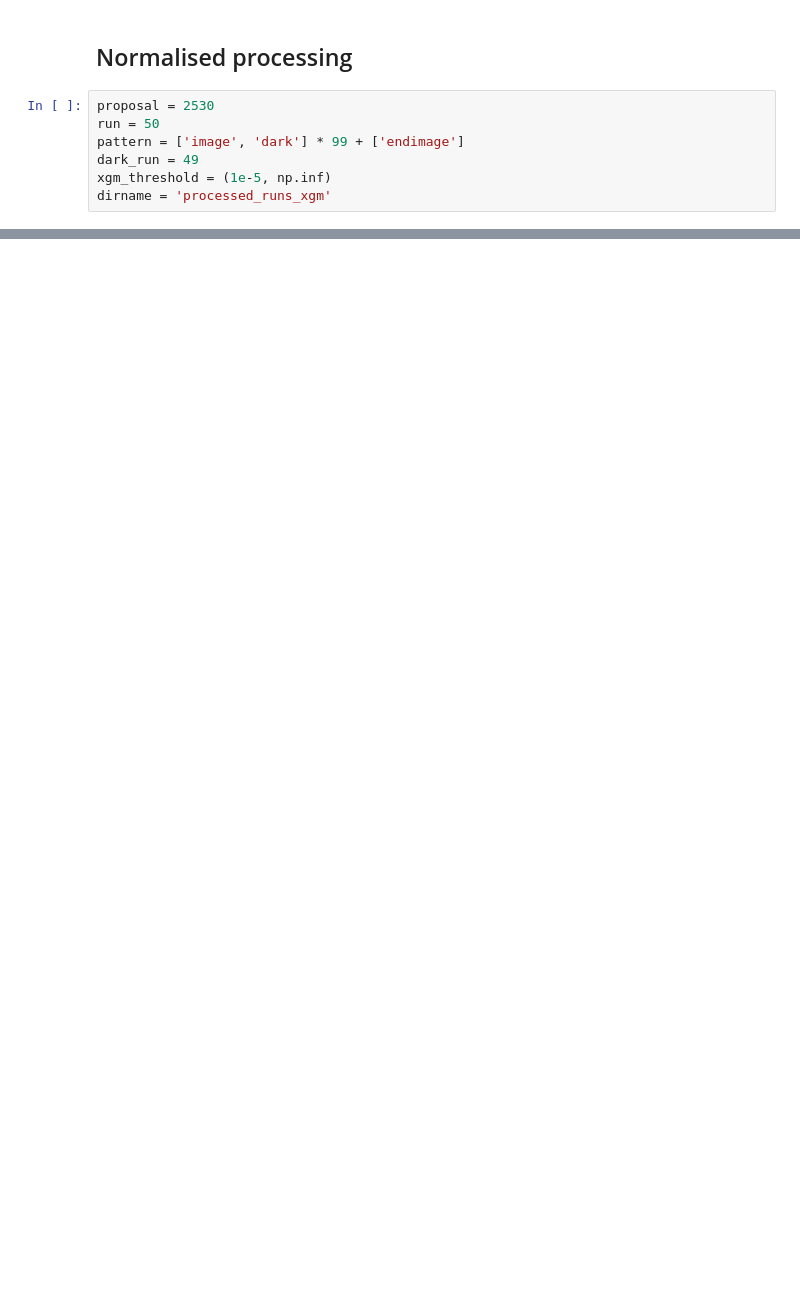
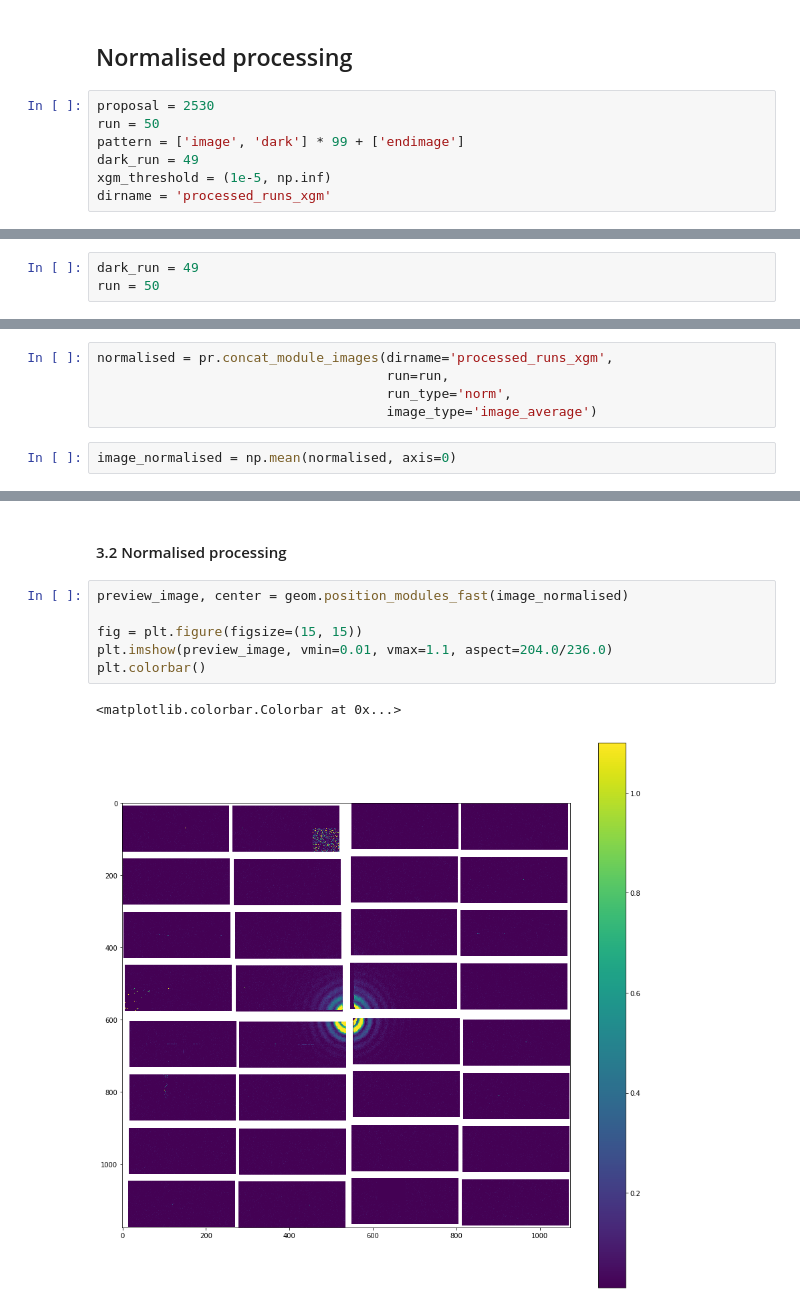
Before and after one commit to marijanbeg/scs-processing, a Jupyter notebook: processing.ipynb, the cells around one changed output, grey strips where cells are left out. Saved outputs shown, nothing was run; the diff lists cells and outputs as text; blank space fills up the shorter version.

```diff
--- a/processing.ipynb
+++ b/processing.ipynb
@@ -40,0 +53,3 @@ pr.reduction_norm(proposal=proposal, run=run, pattern=pattern, dirname=dirname,
+# %%
+dark_run = 49
+run = 50
@@ -40,0 +79,7 @@ pr.reduction_norm(proposal=proposal, run=run, pattern=pattern, dirname=dirname,
+# %%
+normalised = pr.concat_module_images(dirname='processed_runs_xgm',
+                                     run=run,
+                                     run_type='norm',
+                                     image_type='image_average')
+# %%
+image_normalised = np.mean(normalised, axis=0)
@@ -40,0 +117,11 @@ pr.reduction_norm(proposal=proposal, run=run, pattern=pattern, dirname=dirname,
+# %% [markdown]
+#### 3.2 Normalised processing
+# %%
+preview_image, center = geom.position_modules_fast(image_normalised)
+
+fig = plt.figure(figsize=(15, 15))
+plt.imshow(preview_image, vmin=0.01, vmax=1.1, aspect=204.0/236.0)
+plt.colorbar()
+# %% [output]
+<matplotlib.colorbar.Colorbar at 0x...>
+[figure, added]
```
Also changed, not shown: parts of 13 cells of this notebook.
